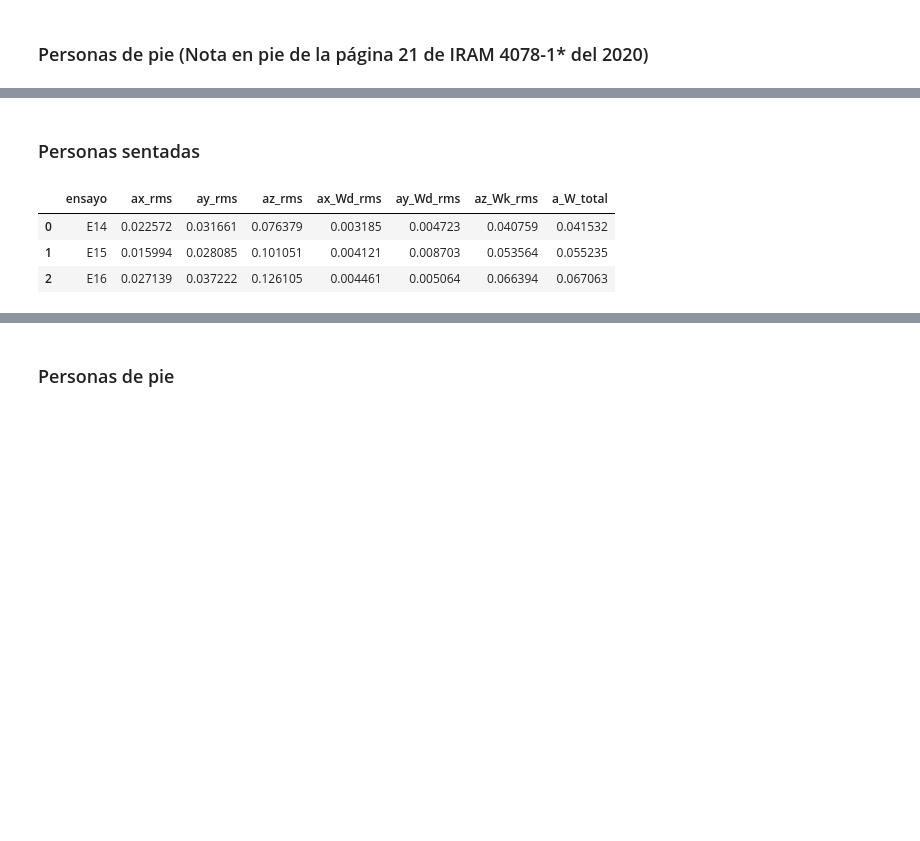
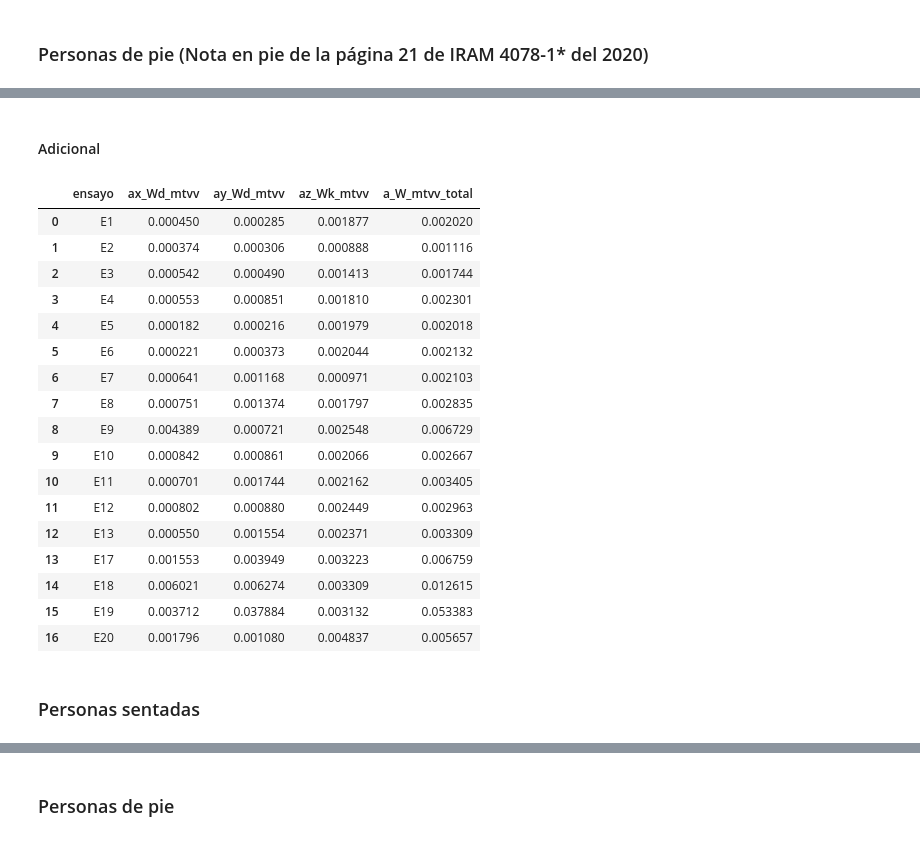
Before and after one commit to carloshernangarrido/frequency_weightening, a Jupyter notebook: proc.ipynb, the cells around one changed output, grey strips where cells are left out. Saved outputs shown, nothing was run; the diff lists cells and outputs as text; code cells hidden in the pictures; blank space fills up the shorter version.

```diff
--- a/proc.ipynb
+++ b/proc.ipynb
@@ -488,11 +491,30 @@ ensayos_sentadas = ['e14', 'e15', 'e16']
 
 wd = Weightening(fs=sampling_rate, W='Wd')
 wk = Weightening(fs=sampling_rate, W='Wd')
+
 column_names = ['ensayo',
                 'ax_rms', 'ay_rms', 'az_rms',
                 'ax_Wd_rms', 'ay_Wd_rms', 'az_Wk_rms',
                 'ax_Wd_fc',  'ay_Wd_fc',  'az_Wk_fc',
-                'a_W_total']
+                'a_W_rms_total']
+
+column_names_adicional = [
+    'ensayo',
+    'ax_Wd_mtvv', 'ay_Wd_mtvv', 'az_Wk_mtvv',
+    'a_W_mtvv_total']
+
+
+def rms(x):
+    return np.sqrt(np.mean(np.square(x)))
+
+def peak(x):
+    return np.max(np.abs(x))
+
+def moving_rms(x, window_length):
+    y = []
+    for i in range(len(x)-window_length):
+        y.append(rms(x[i:i+window_length]))
+    return y
 # %% [markdown]
 ## Salud
 # %% [markdown]
@@ -557,3 +575,39 @@ df_a_rms_salud_depie
+# %% [markdown]
+#### Adicional
+# %%
+tau = 1  # s
+a_rms_salud_depie_adicional = []
+for e in ensayos_de_pie:
+    ax_Wd_mtvv = peak(moving_rms(wd.weigh(tests[e]['a0']), tau*sampling_rate))
+    ay_Wd_mtvv = peak(moving_rms(wd.weigh(tests[e]['a1']), tau*sampling_rate))
+    az_Wk_mtvv = peak(moving_rms(wk.weigh(tests[e]['a2']), tau*sampling_rate))
+    a_W_mtvv_total = np.sqrt((ax_Wd_mtvv*kx)**2 + (ay_Wd_mtvv*ky)**2 + (az_Wk_mtvv*kz)**2)
+    a_rms_salud_depie_adicional.append([e.upper(),
+                                        ax_Wd_mtvv, ay_Wd_mtvv, az_Wk_mtvv,
+                                        a_W_mtvv_total])
+
+df_a_rms_salud_depie_adicional = pd.DataFrame(a_rms_salud_depie_adicional, columns=column_names_adicional)
+df_a_rms_salud_depie_adicional.to_excel('a_rms_salud_depie_adicional.xlsx')
+df_a_rms_salud_depie_adicional
+# %% [output]
+|  | ensayo | ax_Wd_mtvv | ay_Wd_mtvv | az_Wk_mtvv | a_W_mtvv_total |
+| 0 | E1 | 0.000450 | 0.000285 | 0.001877 | 0.002020 |
+| 1 | E2 | 0.000374 | 0.000306 | 0.000888 | 0.001116 |
+| 2 | E3 | 0.000542 | 0.000490 | 0.001413 | 0.001744 |
+| 3 | E4 | 0.000553 | 0.000851 | 0.001810 | 0.002301 |
+| 4 | E5 | 0.000182 | 0.000216 | 0.001979 | 0.002018 |
+| 5 | E6 | 0.000221 | 0.000373 | 0.002044 | 0.002132 |
+| 6 | E7 | 0.000641 | 0.001168 | 0.000971 | 0.002103 |
+| 7 | E8 | 0.000751 | 0.001374 | 0.001797 | 0.002835 |
+| 8 | E9 | 0.004389 | 0.000721 | 0.002548 | 0.006729 |
+| 9 | E10 | 0.000842 | 0.000861 | 0.002066 | 0.002667 |
+| 10 | E11 | 0.000701 | 0.001744 | 0.002162 | 0.003405 |
+| 11 | E12 | 0.000802 | 0.000880 | 0.002449 | 0.002963 |
+| 12 | E13 | 0.000550 | 0.001554 | 0.002371 | 0.003309 |
+| 13 | E17 | 0.001553 | 0.003949 | 0.003223 | 0.006759 |
+| 14 | E18 | 0.006021 | 0.006274 | 0.003309 | 0.012615 |
+| 15 | E19 | 0.003712 | 0.037884 | 0.003132 | 0.053383 |
+| 16 | E20 | 0.001796 | 0.001080 | 0.004837 | 0.005657 |
 # %% [markdown]
 ### Personas sentadas
 # %%
@@ -566,25 +620,3 @@ df_a_rms_salud_depie
 kx = 1.4
 ky = 1.4
 kz = 1
-
-def rms(x):
-    return np.sqrt(np.mean(np.square(x)))
-
-a_rms_salud_sentadas = []
-for e in ensayos_sentadas:
-    ax_rms = rms(tests[e]['c0'])
-    ay_rms = rms(tests[e]['c1'])
-    az_rms = rms(tests[e]['c2'])
-    ax_Wd_rms = rms(wd.weigh(tests[e]['c0']))
-    ay_Wd_rms = rms(wd.weigh(tests[e]['c1']))
-    az_Wk_rms = rms(wk.weigh(tests[e]['c2']))
-    a_W_total = np.sqrt((ax_Wd_rms*kx)**2 + (ay_Wd_rms*ky)**2 + (az_Wk_rms*kz)**2)
-    a_rms_salud_sentadas.append([e.upper(), ax_rms, ay_rms, az_rms, ax_Wd_rms, ay_Wd_rms, az_Wk_rms, a_W_total])
-
-df_a_rms_salud_sentadas = pd.DataFrame(a_rms_salud_sentadas, columns=column_names)
-df_a_rms_salud_sentadas
-# %% [output]
-|  | ensayo | ax_rms | ay_rms | az_rms | ax_Wd_rms | ay_Wd_rms | az_Wk_rms | a_W_total |
-| 0 | E14 | 0.022572 | 0.031661 | 0.076379 | 0.003185 | 0.004723 | 0.040759 | 0.041532 |
-| 1 | E15 | 0.015994 | 0.028085 | 0.101051 | 0.004121 | 0.008703 | 0.053564 | 0.055235 |
-| 2 | E16 | 0.027139 | 0.037222 | 0.126105 | 0.004461 | 0.005064 | 0.066394 | 0.067063 |
```
Also changed, not shown: parts of 24 cells of this notebook.
